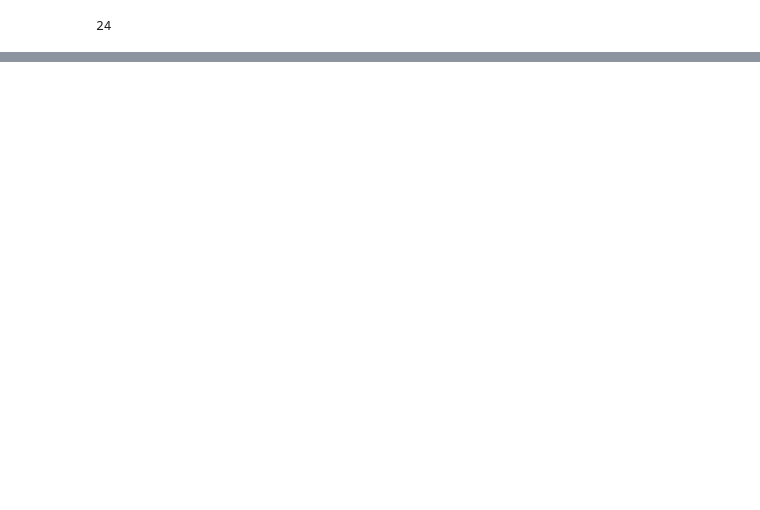
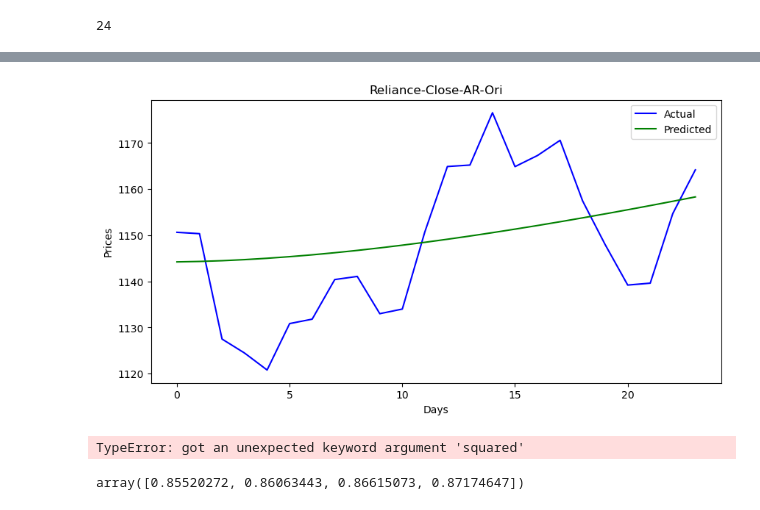
Before and after one commit to velaven/time-series, a Jupyter notebook: AR NEW1.ipynb, the cells around one changed output, grey strips where cells are left out. Saved outputs shown, nothing was run; the diff lists cells and outputs as text; code cells hidden in the pictures; blank space fills up the shorter version.

```diff
--- a/AR NEW1.ipynb
+++ b/AR NEW1.ipynb
@@ -207,0 +278,20 @@ ImportError: numpy.core.multiarray failed to import
+# %%
+from stockFunctions import conversionSingle
+aTestNormTable=conversionSingle(y_test,[column])
+actual_stock_price_test_ori=Ms.inverse_transform(aTestNormTable)
+actual_stock_price_test_oriA=conversionSingle(actual_stock_price_test_ori,[column])
+# %%
+from stockFunctions import conversionSingle
+pTestNormTable=conversionSingle(y_pred,[column])
+predicted_stock_price_test_ori=Ms.inverse_transform(pTestNormTable)
+predicted_stock_price_test_oriP=conversionSingle(predicted_stock_price_test_ori,[column])
+# %%
+from stockFunctions import graph
+graph(actual_stock_price_test_oriA,predicted_stock_price_test_oriP,"Actual","Predicted","Reliance-Close-AR-Ori","Days","Prices")
+# %% [output]
+[figure, added]
+# %%
+from stockFunctions import rmsemape
+rmsemape(actual_stock_price_test_oriA,predicted_stock_price_test_oriP)
+# %% [output]
+TypeError: got an unexpected keyword argument 'squared'
@@ -207,0 +300,4 @@ ImportError: numpy.core.multiarray failed to import
+# %%
+forecast
+# %% [output]
+array([0.85520272, 0.86063443, 0.86615073, 0.87174647])
```
Also changed, not shown: parts of 30 cells of this notebook.
